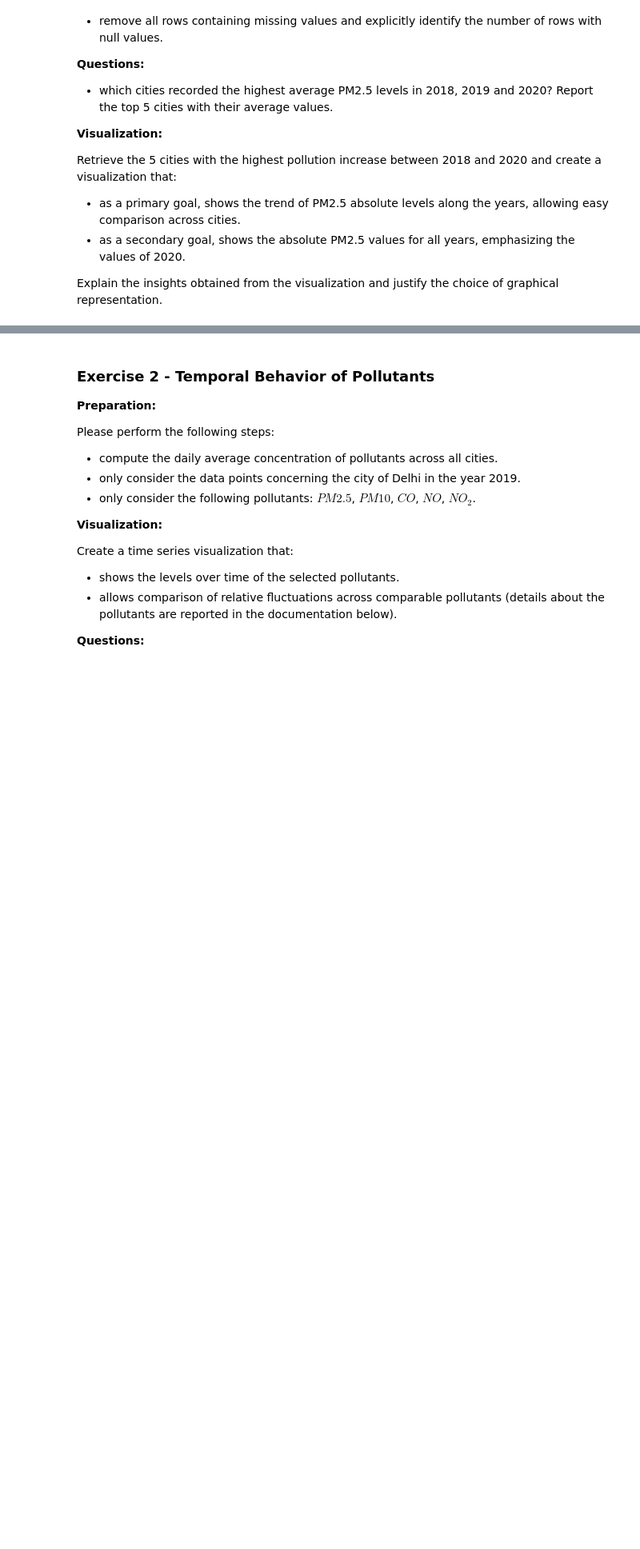
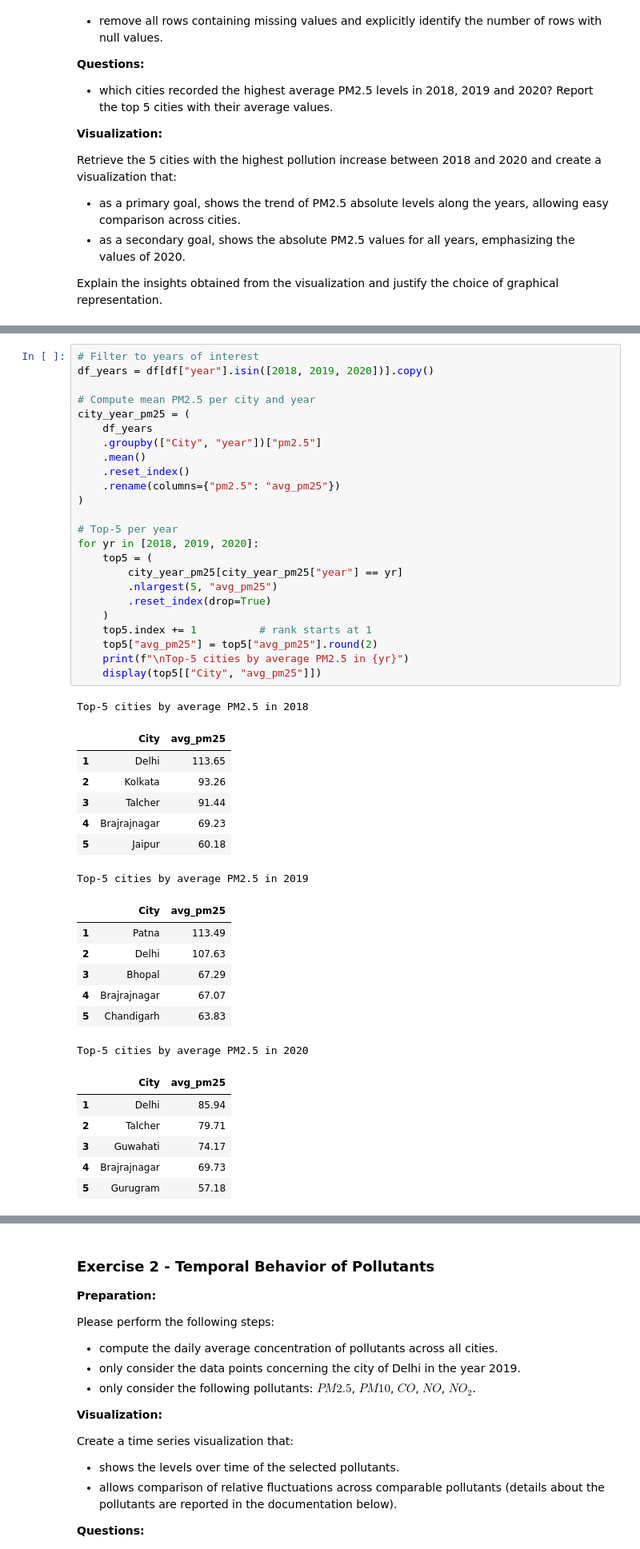
Before and after one commit to micheleminuti/python-data-visualization, a Jupyter notebook: assignment_1.ipynb, the cells around one changed output, grey strips where cells are left out. Shown at 80% size. Cells and saved outputs as stored; diff of their text form; blank space fills up the shorter version.

```diff
--- a/assignment_1.ipynb
+++ b/assignment_1.ipynb
@@ -491,0 +595,46 @@ Explain the insights obtained from the visualization and justify the choice of g
+# %%
+# Filter to years of interest
+df_years = df[df["year"].isin([2018, 2019, 2020])].copy()
+
+# Compute mean PM2.5 per city and year
+city_year_pm25 = (
+    df_years
+    .groupby(["City", "year"])["pm2.5"]
+    .mean()
+    .reset_index()
+    .rename(columns={"pm2.5": "avg_pm25"})
+)
+
+# Top-5 per year
+for yr in [2018, 2019, 2020]:
+    top5 = (
+        city_year_pm25[city_year_pm25["year"] == yr]
+        .nlargest(5, "avg_pm25")
+        .reset_index(drop=True)
+    )
+    top5.index += 1          # rank starts at 1
+    top5["avg_pm25"] = top5["avg_pm25"].round(2)
+    print(f"\nTop-5 cities by average PM2.5 in {yr}")
+    display(top5[["City", "avg_pm25"]])
+# %% [output]
+Top-5 cities by average PM2.5 in 2018
+|  | City | avg_pm25 |
+| 1 | Delhi | 113.65 |
+| 2 | Kolkata | 93.26 |
+| 3 | Talcher | 91.44 |
+| 4 | Brajrajnagar | 69.23 |
+| 5 | Jaipur | 60.18 |
+Top-5 cities by average PM2.5 in 2019
+|  | City | avg_pm25 |
+| 1 | Patna | 113.49 |
+| 2 | Delhi | 107.63 |
+| 3 | Bhopal | 67.29 |
+| 4 | Brajrajnagar | 67.07 |
+| 5 | Chandigarh | 63.83 |
+Top-5 cities by average PM2.5 in 2020
+|  | City | avg_pm25 |
+| 1 | Delhi | 85.94 |
+| 2 | Talcher | 79.71 |
+| 3 | Guwahati | 74.17 |
+| 4 | Brajrajnagar | 69.73 |
+| 5 | Gurugram | 57.18 |
```
Also changed, not shown: parts of 11 cells of this notebook.
